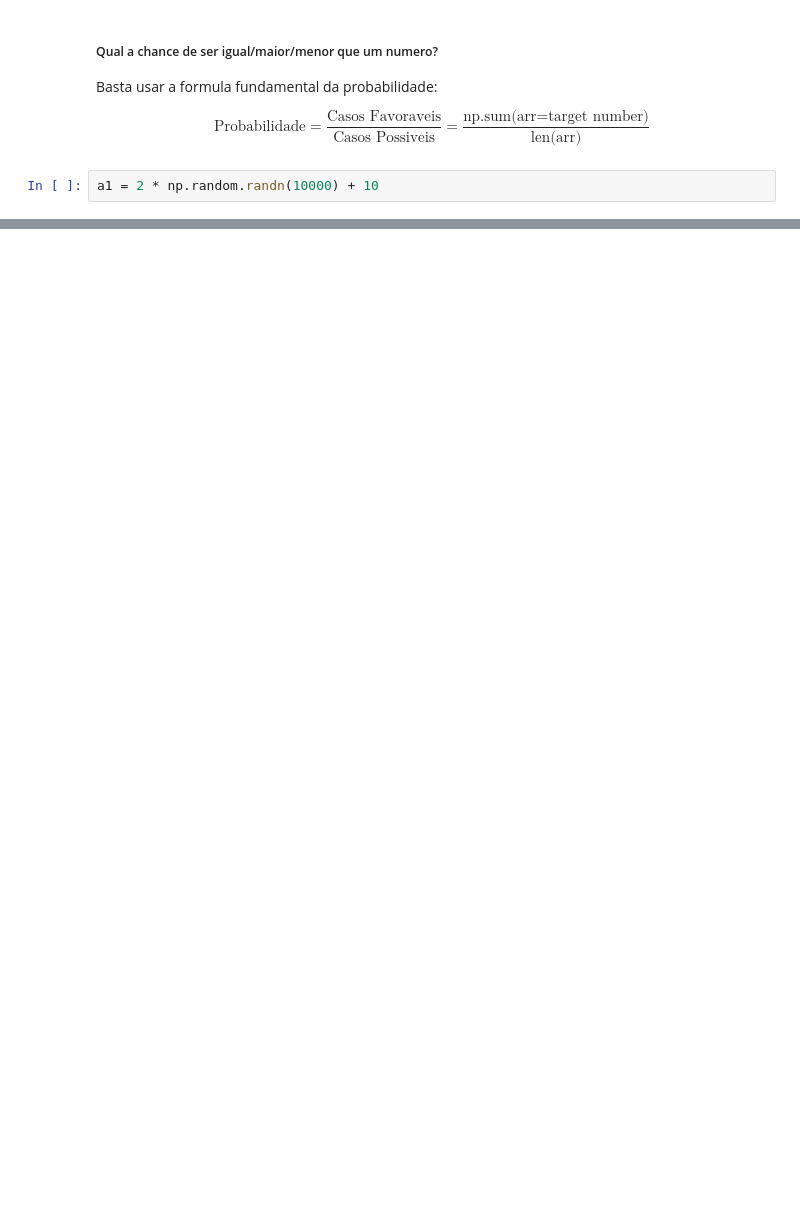
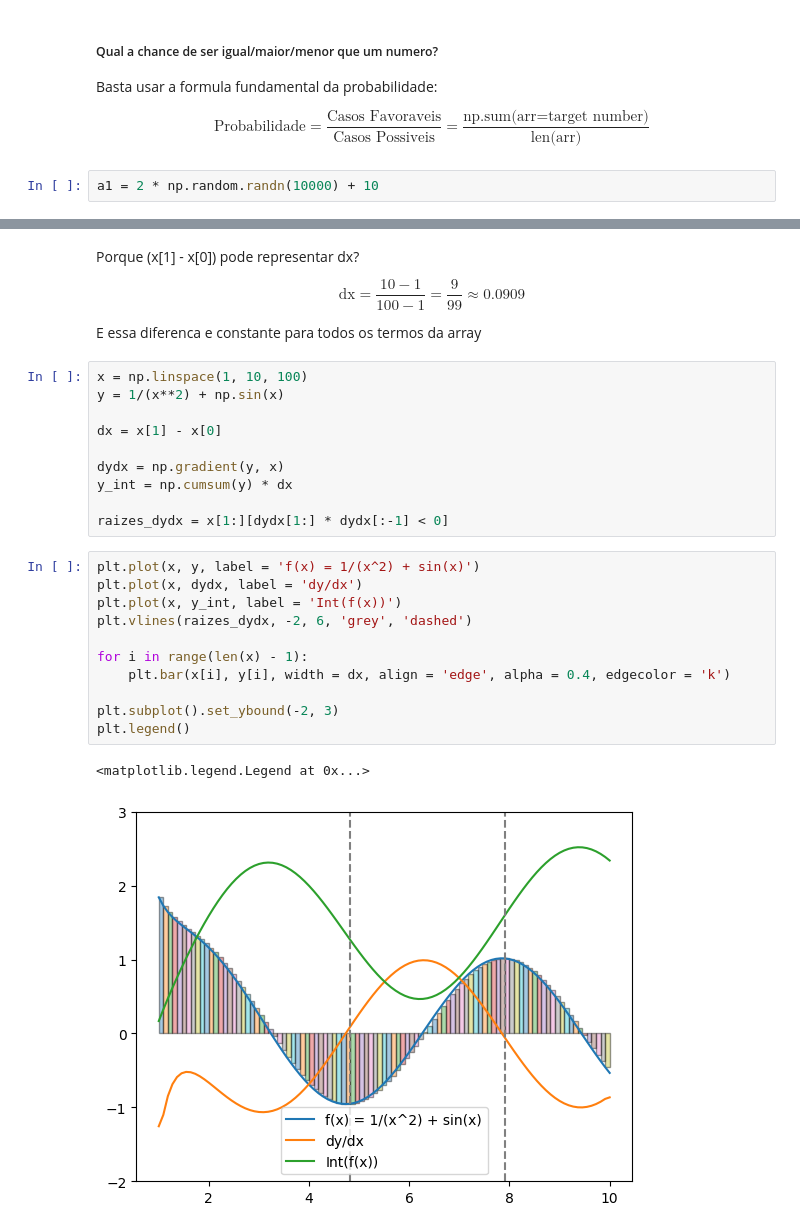
Before and after one commit to luckjb2605/Aulas-share, a Jupyter notebook: jupyter/aulas/aula_4.ipynb, the cells around one changed output, grey strips where cells are left out. Drawn from its saved outputs; the diff is of its cells as text; blank space fills up the shorter version.

```diff
--- a/jupyter/aulas/aula_4.ipynb
+++ b/jupyter/aulas/aula_4.ipynb
@@ -340,0 +367,32 @@ Sabendo que a chance do numero ser menor que 2 e 0.0001
+# %% [markdown]
+Porque (x[1] - x[0]) pode representar dx?
+
+$$
+\text{dx} = \frac{10 - 1}{100 - 1} = \frac{9}{99} \approx 0.0909
+$$
+
+E essa diferenca e constante para todos os termos da array
+# %%
+x = np.linspace(1, 10, 100)
+y = 1/(x**2) + np.sin(x)
+
+dx = x[1] - x[0]
+
+dydx = np.gradient(y, x)
+y_int = np.cumsum(y) * dx
+
+raizes_dydx = x[1:][dydx[1:] * dydx[:-1] < 0]
+# %%
+plt.plot(x, y, label = 'f(x) = 1/(x^2) + sin(x)')
+plt.plot(x, dydx, label = 'dy/dx')
+plt.plot(x, y_int, label = 'Int(f(x))')
+plt.vlines(raizes_dydx, -2, 6, 'grey', 'dashed')
+
+for i in range(len(x) - 1):
+    plt.bar(x[i], y[i], width = dx, align = 'edge', alpha = 0.4, edgecolor = 'k')
+
+plt.subplot().set_ybound(-2, 3)
+plt.legend()
+# %% [output]
+<matplotlib.legend.Legend at 0x...>
+[figure, added]
```
Also changed, not shown: parts of 9 cells of this notebook, 14 other files.
